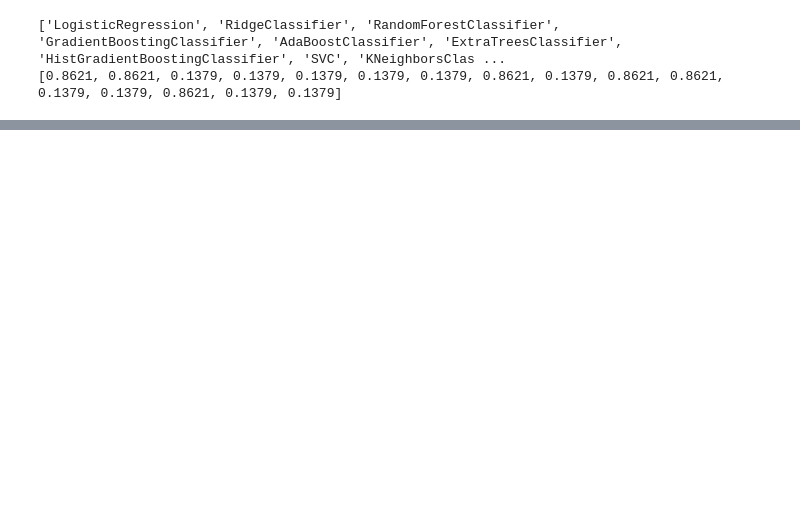
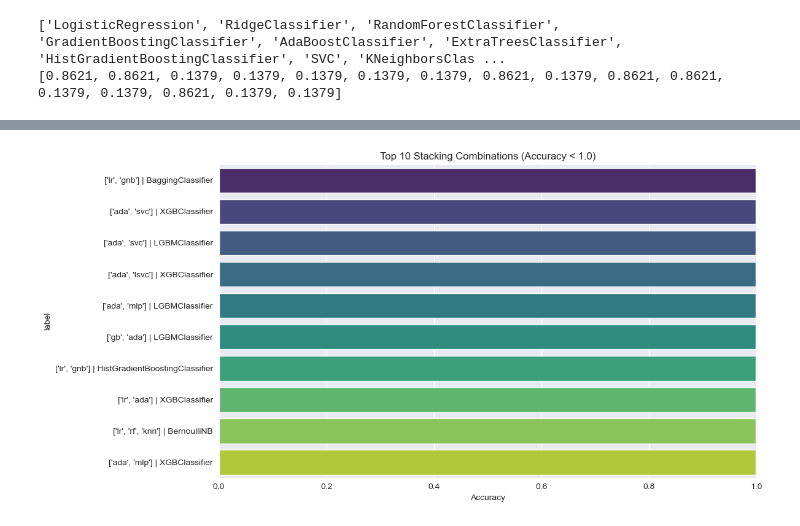
Before and after one commit to Colorado-Mesa-University-Cybersecurity/Image-Based-Intrusion-Detection-System-for-GPS-Spoofing-in-Unmanned-Aerial-Vehicles, a Jupyter notebook: Visualization/VisualizeStacks.ipynb, the cells around one changed output, grey strips where cells are left out. Drawn from its saved outputs; the diff is of its cells as text; code cells hidden in the pictures; blank space fills up the shorter version.

```diff
--- a/Visualization/VisualizeStacks.ipynb
+++ b/Visualization/VisualizeStacks.ipynb
@@ -68,0 +69,18 @@ plt.show()
+# %%
+df_top = df.sort_values('accuracy', ascending=False).head(10)
+plt.figure(figsize=(12, 6))
+sns.barplot(
+    data=df_top,
+    x='accuracy',
+    y='label',
+    hue='label',
+    palette='viridis',
+    legend=False
+)
+plt.xlabel('Accuracy')
+plt.title('Top 10 Stacking Combinations (Accuracy < 1.0)')
+plt.xlim(0, 1)
+plt.tight_layout()
+plt.show()
+# %% [output]
+[figure, added]
```
Also changed, not shown: parts of 2 cells of this notebook, 2 other files.
